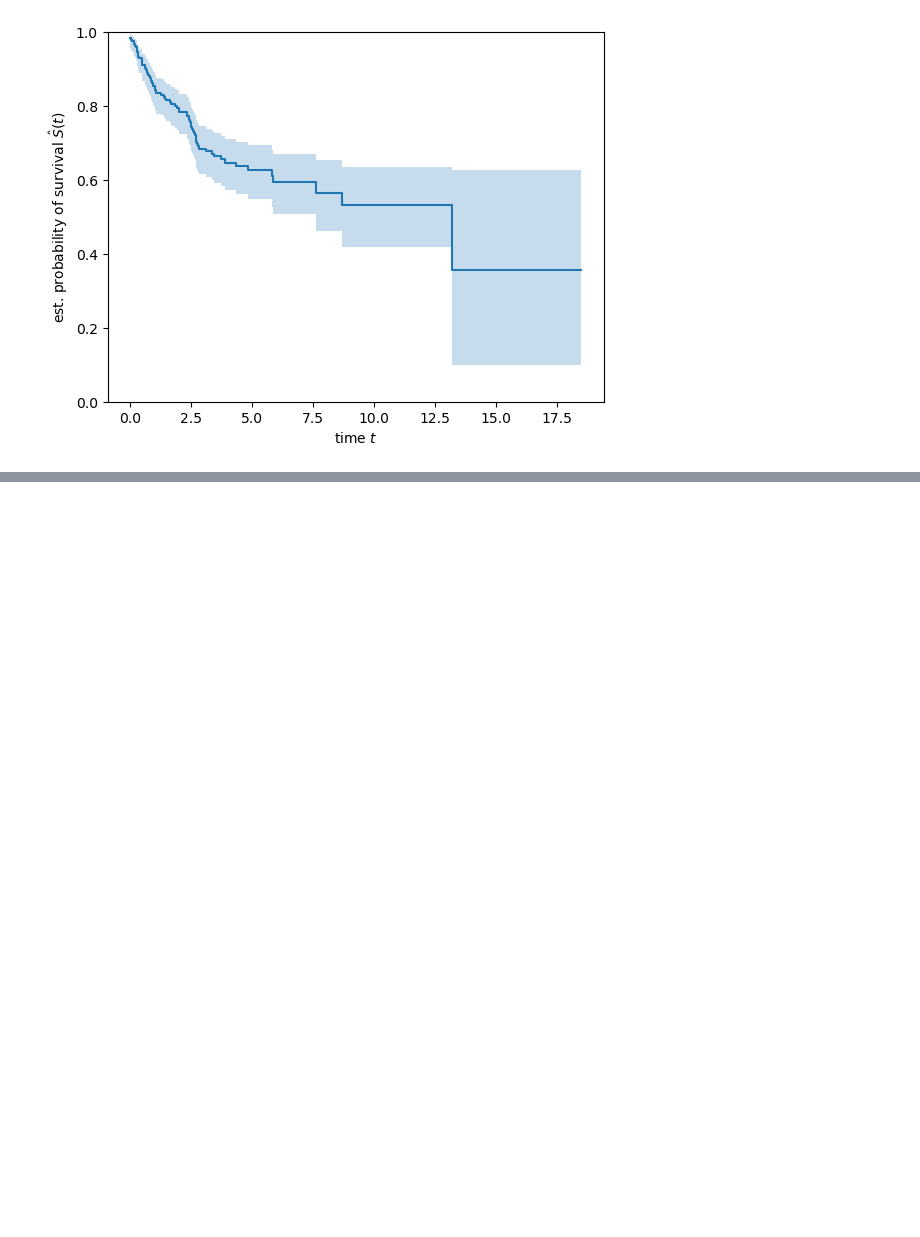
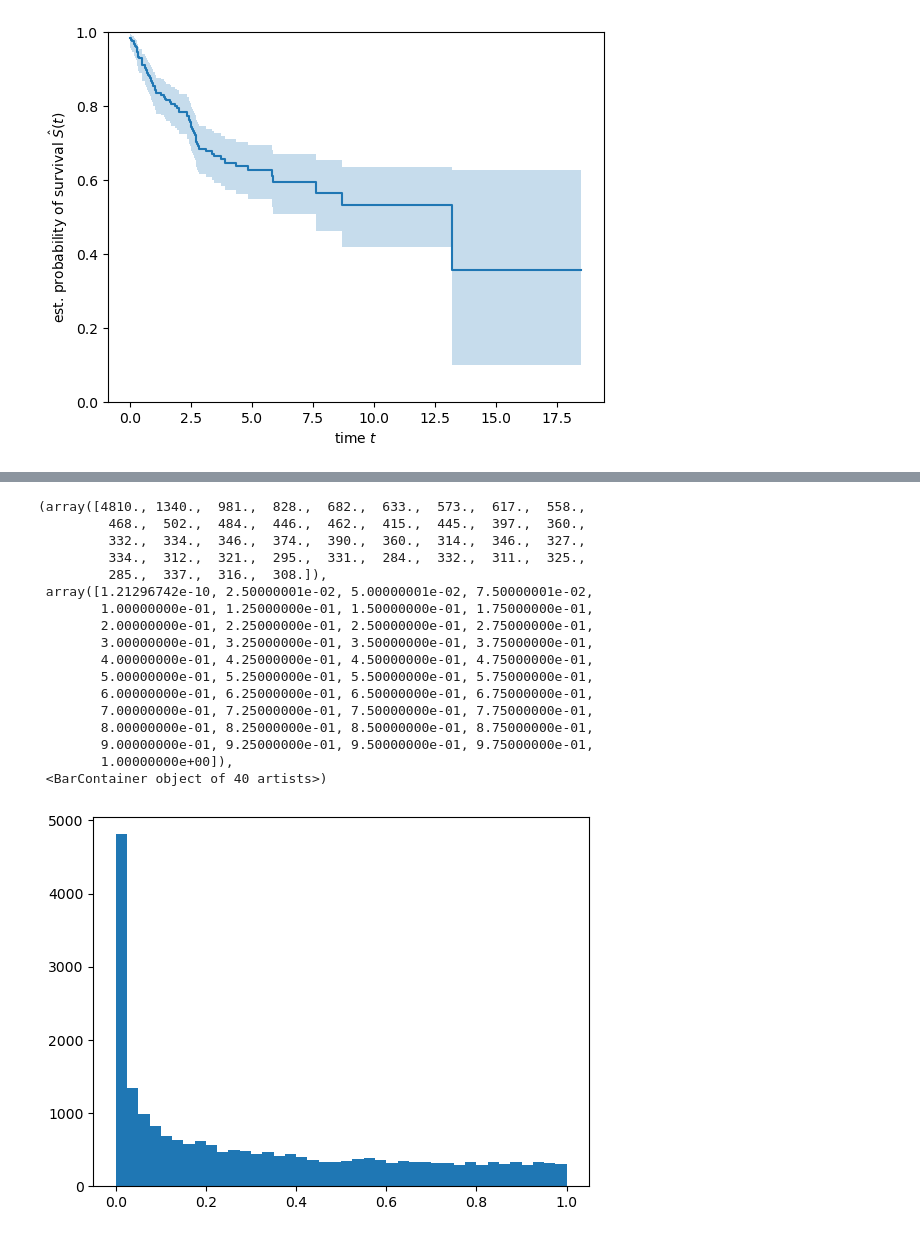
Before and after one commit to AlecSilver/liposarcoma_survival_modeling_BF550_final_project, a Jupyter notebook: notebook.ipynb, the cells around one changed output, grey strips where cells are left out. Cells and saved outputs as stored; diff of their text form; code cells hidden in the pictures; blank space fills up the shorter version.

Commit message:
combined into one script

```diff
--- a/notebook.ipynb
+++ b/notebook.ipynb
@@ -1148,0 +310,42 @@ importance_df.sort_values(by='feature_importance', ascending=False).to_csv('feat
+# %%
+metadata= pd.read_csv('data/combined_metadata.csv')
+y= metadata[['geo_accession','metastasis_status','time']].set_index('geo_accession')
+X = pd.read_csv('data/combined_expression_data_scaled.csv', index_col=0).convert_dtypes().transpose()
+# %%
+def fit_and_score_features2(X):
+   y=X[["event_observed","duration"]]
+   X.drop(["duration", "event_observed"], axis=1, inplace=True)
+   n_features = X.shape[1]
+   scores = np.empty(n_features)
+   m = CoxPHFitter()
+
+   for j in range(n_features):
+       Xj = X.iloc[:, j:j+1]
+       Xj=pd.merge(Xj, y,  how='right', left_index=True, right_index=True)
+       m.fit(Xj, duration_col="duration", event_col="event_observed", show_progress=True)
+       scores[j] = m.score_
+   return scores
+
+def fit_and_score_features(X, y):
+    n_features = X.shape[1]
+    scores = []
+    # Fit a CoxPH model for each feature
+    for j in range(n_features):
+        Xj = X.iloc[:, j : j + 1] # Select one feature
+
+        try:
+            Xj = pd.merge(Xj, y, left_index=True, right_index=True)
+            #Xj= Xj['1007_s_at'].drop_duplicates()
+            m = CoxPHFitter()
+            m.fit(Xj, 'time','metastasis_status' )
+            scores.append(m.summary)
+        except Exception as e:
+            scores[j] = 0.0
+    return scores
+
+scores = fit_and_score_features(X, y)
+# %%
+df=pd.concat(scores, ignore_index=True)
+# %%
+df.index = X.columns
+df.head()
@@ -1148,0 +362,21 @@ importance_df.sort_values(by='feature_importance', ascending=False).to_csv('feat
+# %%
+plt.hist(df.p, bins=40)
+# %% [output]
+(array([4810., 1340.,  981.,  828.,  682.,  633.,  573.,  617.,  558.,
+         468.,  502.,  484.,  446.,  462.,  415.,  445.,  397.,  360.,
+         332.,  334.,  346.,  374.,  390.,  360.,  314.,  346.,  327.,
+         334.,  312.,  321.,  295.,  331.,  284.,  332.,  311.,  325.,
+         285.,  337.,  316.,  308.]),
+ array([1.21296742e-10, 2.50000001e-02, 5.00000001e-02, 7.50000001e-02,
+        1.00000000e-01, 1.25000000e-01, 1.50000000e-01, 1.75000000e-01,
+        2.00000000e-01, 2.25000000e-01, 2.50000000e-01, 2.75000000e-01,
+        3.00000000e-01, 3.25000000e-01, 3.50000000e-01, 3.75000000e-01,
+        4.00000000e-01, 4.25000000e-01, 4.50000000e-01, 4.75000000e-01,
+        5.00000000e-01, 5.25000000e-01, 5.50000000e-01, 5.75000000e-01,
+        6.00000000e-01, 6.25000000e-01, 6.50000000e-01, 6.75000000e-01,
+        7.00000000e-01, 7.25000000e-01, 7.50000000e-01, 7.75000000e-01,
+        8.00000000e-01, 8.25000000e-01, 8.50000000e-01, 8.75000000e-01,
+        9.00000000e-01, 9.25000000e-01, 9.50000000e-01, 9.75000000e-01,
+        1.00000000e+00]),
+ <BarContainer object of 40 artists>)
+[figure, added]
```
Also changed, not shown: parts of 103 cells of this notebook.
